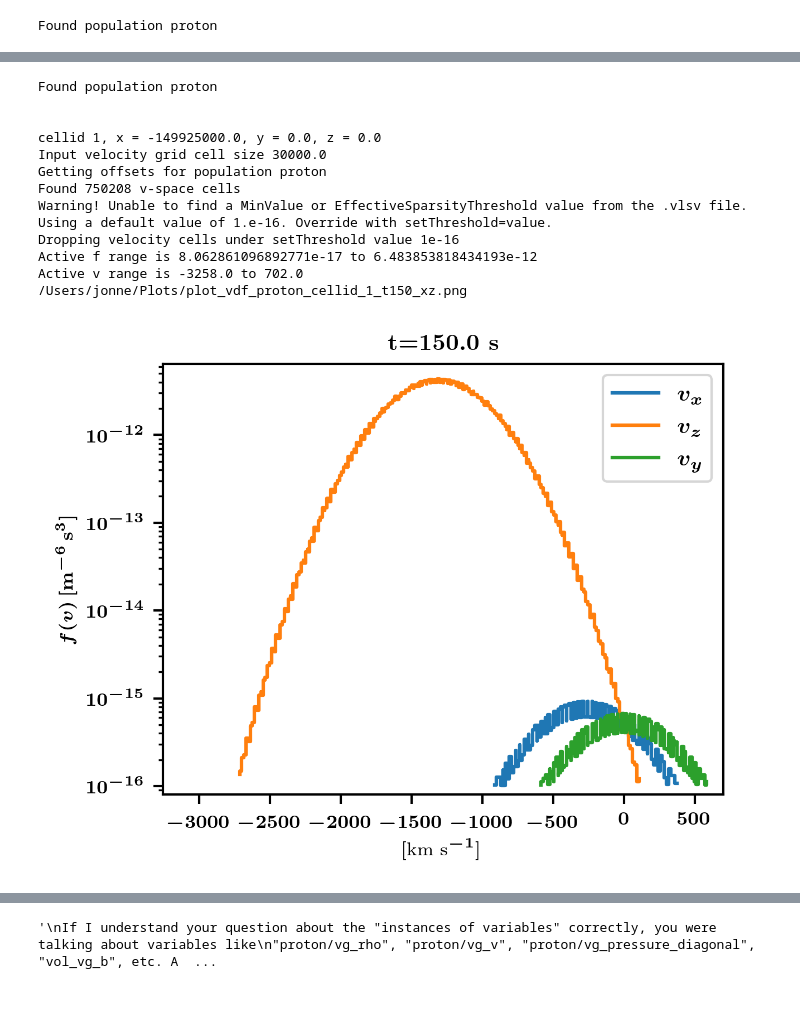
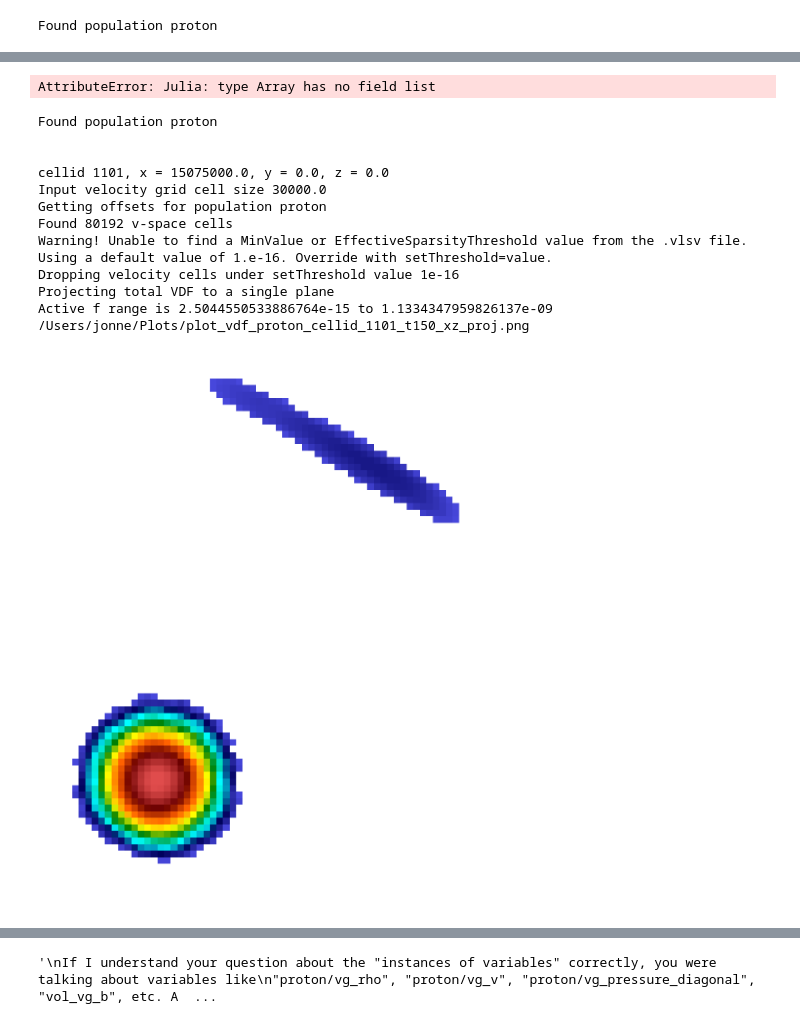
Before and after one commit to makes/plasma-dsp2022, a Jupyter notebook: jiihu-sandbox.ipynb, the cells around one changed output, grey strips where cells are left out. Saved outputs shown, nothing was run; the diff lists cells and outputs as text; code cells hidden in the pictures.

Commit message:
vdf plotting

```diff
--- a/jiihu-sandbox.ipynb
+++ b/jiihu-sandbox.ipynb
@@ -48,22 +20,0 @@ t = 150.04136125655154
-# %%
-#pt.plot.plot_colormap?
-
-#pt.plot.plot_colormap(filename=filename)
-#pt.plot.plot_vdf_profiles(filename)
-
-pt.plot.plot_vdf_profiles(filename=filename, cellids=[1])
-# %% [output]
-Found population proton
-
-
-cellid 1, x = -149925000.0, y = 0.0, z = 0.0
-Input velocity grid cell size 30000.0
-Getting offsets for population proton
-Found 750208 v-space cells
-Warning! Unable to find a MinValue or EffectiveSparsityThreshold value from the .vlsv file.
-Using a default value of 1.e-16. Override with setThreshold=value.
-Dropping velocity cells under setThreshold value 1e-16
-Active f range is 8.062861096892771e-17 to 6.483853818434193e-12
-Active v range is -3258.0 to 702.0
-/Users/jonne/Plots/plot_vdf_proton_cellid_1_t150_xz.png
-[figure, removed]
@@ -72,0 +21,36 @@ Active v range is -3258.0 to 702.0
+# %%
+f.list()
+# %% [output]
+AttributeError: Julia: type Array has no field list
+# %%
+
+def print_and_save_naked_plot(file, cells):
+    pt.plot.plot_vdf(
+        filename=file,
+        cellids=cells,
+        slicethick=0,
+        thick=0,
+        scale=0,
+        noborder=1,
+        noxlabels=1,
+        noylabels=1,
+        nocb=1,
+        title=""
+    )
+
+print_and_save_naked_plot(filename, [1101])
+# %% [output]
+Found population proton
+
+
+cellid 1101, x = 15075000.0, y = 0.0, z = 0.0
+Input velocity grid cell size 30000.0
+Getting offsets for population proton
+Found 80192 v-space cells
+Warning! Unable to find a MinValue or EffectiveSparsityThreshold value from the .vlsv file.
+Using a default value of 1.e-16. Override with setThreshold=value.
+Dropping velocity cells under setThreshold value 1e-16
+Projecting total VDF to a single plane
+Active f range is 2.5044550533886764e-15 to 1.1334347959826137e-09
+/Users/jonne/Plots/plot_vdf_proton_cellid_1101_t150_xz_proj.png
+[figure, added]
```
Also changed, not shown: parts of 15 cells of this notebook.
